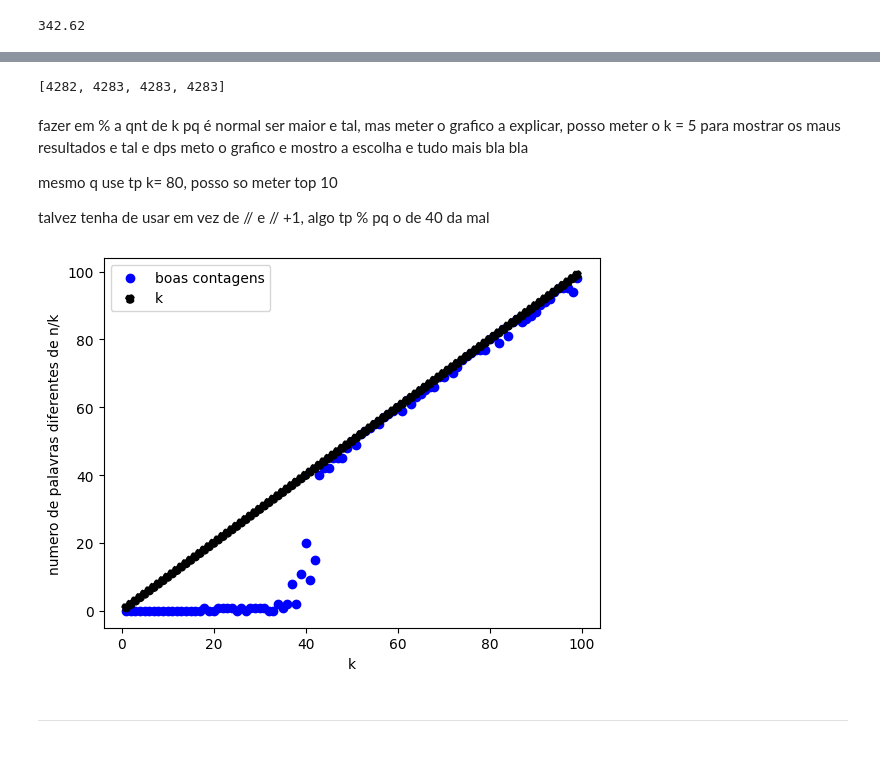
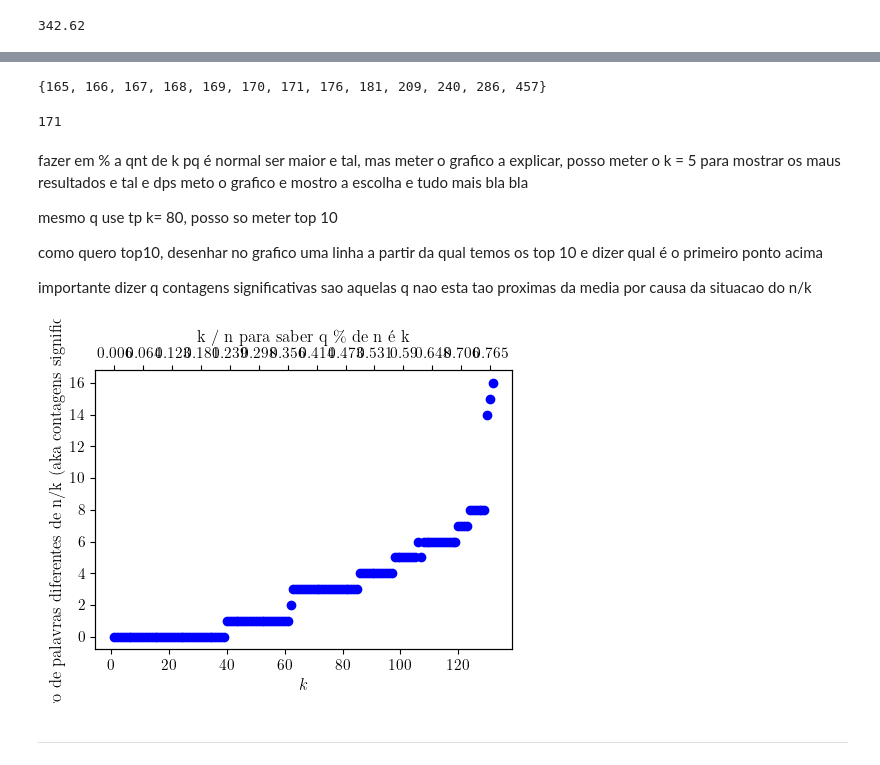
Before and after one commit to Hugoverissimo21/FrequentWordFinder, a Jupyter notebook: step2 counters.ipynb, the cells around one changed output, grey strips where cells are left out. Saved outputs shown, nothing was run; the diff lists cells and outputs as text; code cells hidden in the pictures.

Commit message:
grafico SpaceSaving

```diff
--- a/step2 counters.ipynb
+++ b/step2 counters.ipynb
@@ -227,5 +202,5 @@ ss50EN
 # %%
-def space_saving_only(book, k):
+def space_saving_onlyvalues(book, k):
     with open(book, "r") as f:
         text = f.read()
     words = text.split()
@@ -239,37 +214,58 @@ def space_saving_only(book, k):
 
     return (list(space_saving.get_counts().values()), n)
 # %%
-ss, n = space_saving_only("books/pinocchio_en.txt", 4)
+ss, n = space_saving_onlyvalues("books/pinocchio_en.txt", 100) # 282 é o top2
 #4282.75
 
-ss
+set(ss)
 # %% [output]
-[4282, 4283, 4283, 4283]
+{165, 166, 167, 168, 169, 170, 171, 176, 181, 209, 240, 286, 457}
+# %%
+n // 100
+# %% [output]
+171
 # %% [markdown]
 fazer em % a qnt de k pq é normal ser maior e tal, mas meter o grafico a explicar, posso meter o k = 5 para mostrar os maus resultados e tal e dps meto o grafico e mostro a escolha e tudo mais bla bla
 
 mesmo q use tp k= 80, posso so meter top 10
 
-talvez tenha de usar em vez de  // e // +1, algo tp % pq o de 40 da mal
+como quero top10, desenhar no grafico uma linha a partir da qual temos os top 10 e dizer qual é o primeiro ponto acima
+
+importante dizer q contagens significativas sao aquelas q nao esta tao proximas da media por causa da situacao do n/k
-# %%
-# ver a que partir de k se comeca a ter precisao
-plot1_y = []
-
-for k in range(1, 100):
-    ss, n = space_saving_only("books/pinocchio_en.txt", k)
-    mas_contagens = ss.count(n//k) + ss.count(n//k + 1)
-    # plot1
-    plot1_y.append(len(ss) - mas_contagens)
-
-plt.scatter(range(1,100),plot1_y, color="blue", label = "boas contagens")
-plt.scatter(range(1,100),range(1,100), color="black", linestyle="--", label = "k")
-
-plt.legend()
-plt.ylabel("numero de palavras diferentes de n/k")
-plt.xlabel("k")
-plt.show()
-# %% [output]
-[figure, removed]
+# %%
+# ver a que partir de k se comeca a ter precisao
+plot1_y = []
+ks = range(1, 133)
+
+for k in ks:
+    ss, n = space_saving_onlyvalues("books/pinocchio_en.txt", k)
+    mas_contagens = 0
+    for s in ss:
+        if s in range(int(n/k * 0.95), int(n/k * 1.05)):
+            mas_contagens += 1
+    # plot1
+    plot1_y.append(len(ss) - mas_contagens)
+
+# Create the main plot
+fig, ax1 = plt.subplots()
+
+# Plot the primary scatter plot
+ax1.scatter(ks, plot1_y, color="blue")
+ax1.set_xlabel("$k$")
+ax1.set_ylabel("Número de palavras diferentes de n/k (aka contagens significativas)")
+
+# Create a secondary x-axis
+NUMBER_OF_TICKS = 10
+ax2 = ax1.twiny()
+ax2.set_xlim(ax1.get_xlim())  # Align the second x-axis with the primary one
+ax2.set_xticks(ks[::NUMBER_OF_TICKS])  # Match the ticks to the primary axis
+ax2.set_xticklabels(np.round( np.array(ks)[::NUMBER_OF_TICKS] * 100 / n, 3 ))  # Label the secondary x-axis ticks
+ax2.set_xlabel("k / n para saber q \% de n é k")
+
+plt.tight_layout()
+plt.show()
+# %% [output]
+[figure, added]
 # %% [markdown]
 ---
 # %% [markdown]
```
Also changed, not shown: parts of 16 cells of this notebook, 1 other file.
